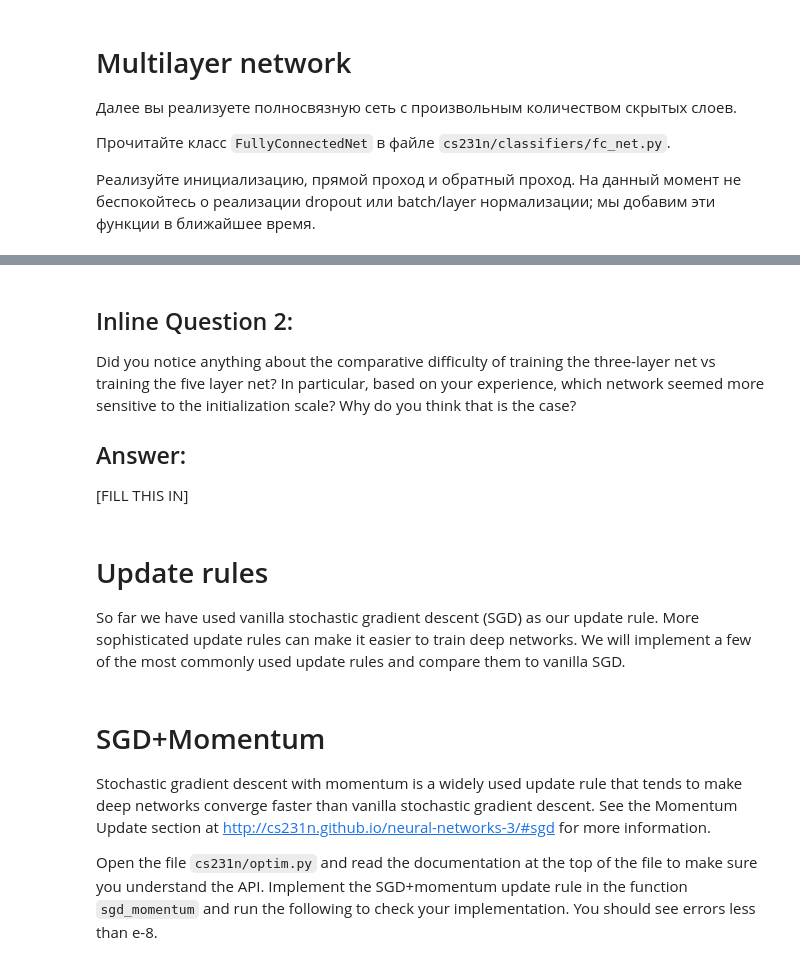
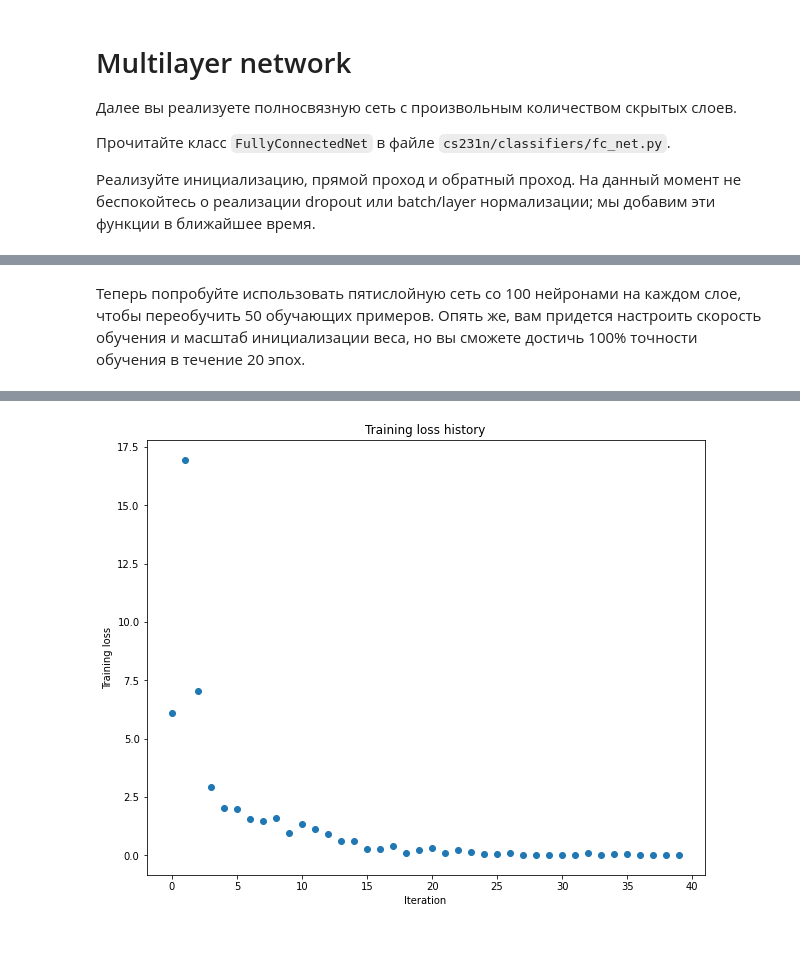
Before and after one commit to exp20/cs231n, a Jupyter notebook: assignment2/FullyConnectedNets.ipynb, the cells around one changed output, grey strips where cells are left out. Cells and saved outputs as stored; diff of their text form; code cells hidden in the pictures.

```diff
--- a/assignment2/FullyConnectedNets.ipynb
+++ b/assignment2/FullyConnectedNets.ipynb
@@ -518,3 +544,5 @@ Now try to use a five-layer network with 100 units on each layer to overfit 50 t
+# %% [markdown]
+Теперь попробуйте использовать пятислойную сеть со 100 нейронами на каждом слое, чтобы переобучить 50 обучающих примеров. Опять же, вам придется настроить скорость обучения и масштаб инициализации веса, но вы сможете достичь 100% точности обучения в течение 20 эпох.
 # %%
 # TODO: Use a five-layer Net to overfit 50 training examples by
 # tweaking just the learning rate and initialization scale.
@@ -527,8 +555,8 @@ small_data = {
   'y_val': data['y_val'],
 }
 
-learning_rate = 2e-3  # Experiment with this!
-weight_scale = 1e-5   # Experiment with this!
+learning_rate = 0.026 # Experiment with this! 0.026
+weight_scale = 0.05 # Experiment with this! 0.027
 model = FullyConnectedNet([100, 100, 100, 100],
                 weight_scale=weight_scale, dtype=np.float64)
 solver = Solver(model, small_data,
@@ -545,3 +573,4 @@ plt.title('Training loss history')
 plt.xlabel('Iteration')
 plt.ylabel('Training loss')
 plt.show()
+# %% [output]
@@ -548,14 +594 @@ plt.show()
+[figure, added]
-# %% [markdown]
-## Inline Question 2:
-Did you notice anything about the comparative difficulty of training the three-layer net vs training the five layer net? In particular, based on your experience, which network seemed more sensitive to the initialization scale? Why do you think that is the case?
-
-## Answer:
-[FILL THIS IN]
-# %% [markdown]
-# Update rules
-So far we have used vanilla stochastic gradient descent (SGD) as our update rule. More sophisticated update rules can make it easier to train deep networks. We will implement a few of the most commonly used update rules and compare them to vanilla SGD.
-# %% [markdown]
-# SGD+Momentum
-Stochastic gradient descent with momentum is a widely used update rule that tends to make deep networks converge faster than vanilla stochastic gradient descent. See the Momentum Update section at http://cs231n.github.io/neural-networks-3/#sgd for more information.
-
-Open the file `cs231n/optim.py` and read the documentation at the top of the file to make sure you understand the API. Implement the SGD+momentum update rule in the function `sgd_momentum` and run the following to check your implementation. You should see errors less than e-8.
```
Also changed, not shown: parts of 33 cells of this notebook, 3 other files.
